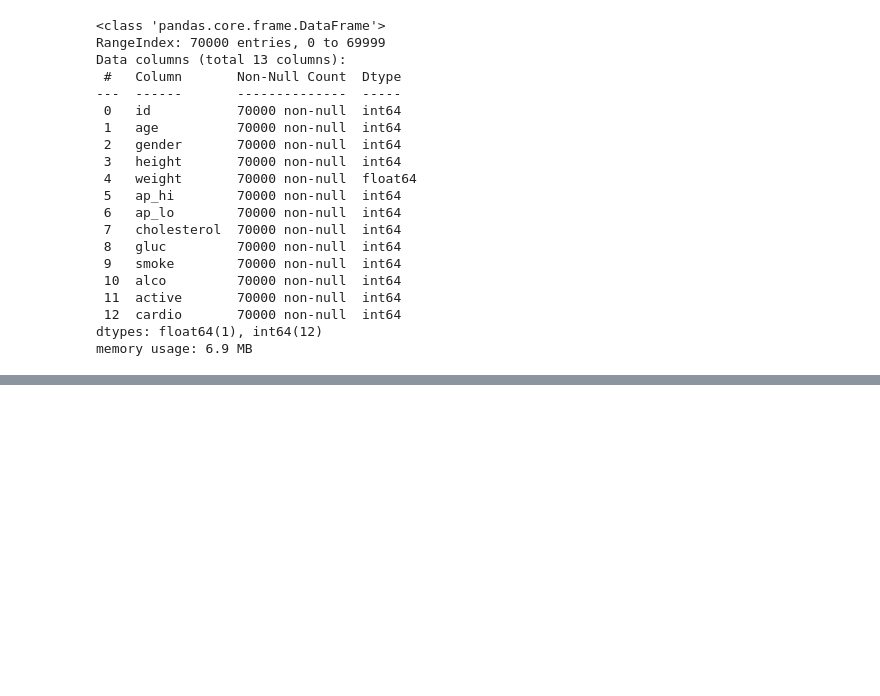
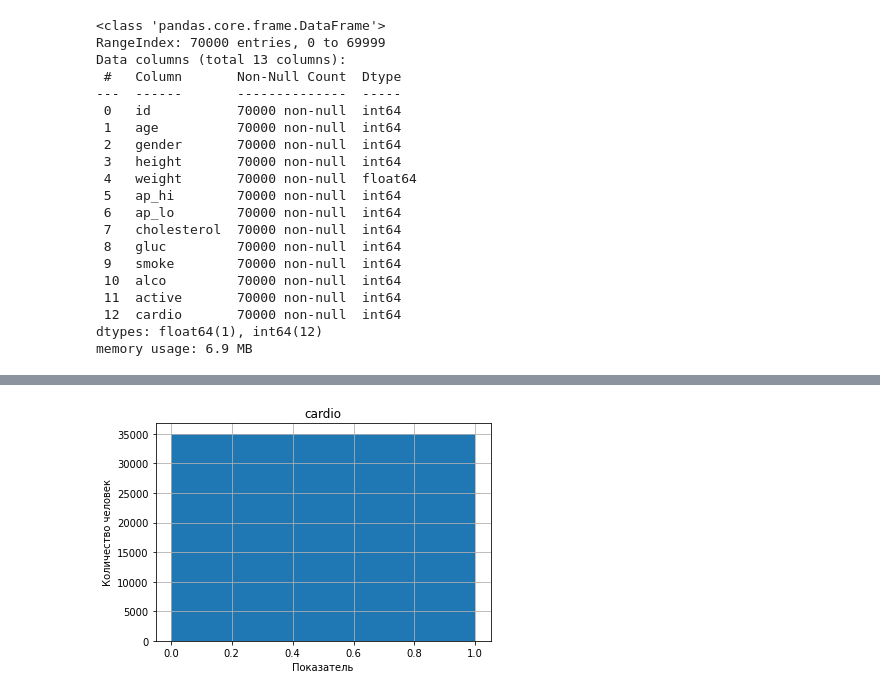
Before and after one commit to Rook-Black/Practicum, a Jupyter notebook: Heart_diseases_prediction/Heart_diseases_prediction.ipynb, the cells around one changed output, grey strips where cells are left out. Drawn from its saved outputs; the diff is of its cells as text; code cells hidden in the pictures; blank space fills up the shorter version.

```diff
--- a/Heart_diseases_prediction/Heart_diseases_prediction.ipynb
+++ b/Heart_diseases_prediction/Heart_diseases_prediction.ipynb
@@ -67,0 +180,8 @@ memory usage: 6.9 MB
+# %%
+plt.xlabel("Показатель")
+plt.ylabel("Количество человек")
+plt.title("cardio")
+train['cardio'].hist(bins = 2)
+plt.show()
+# %% [output]
+[figure, added]
```
Also changed, not shown: parts of 39 cells of this notebook.
